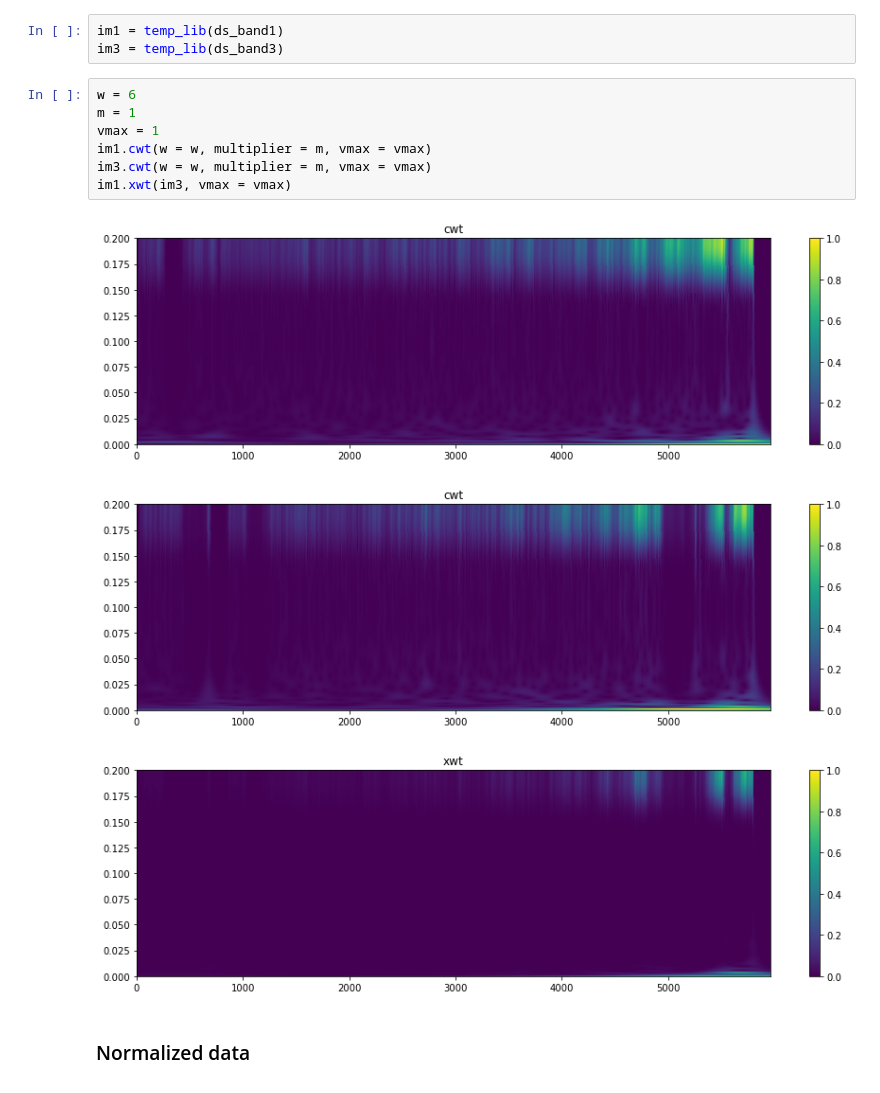
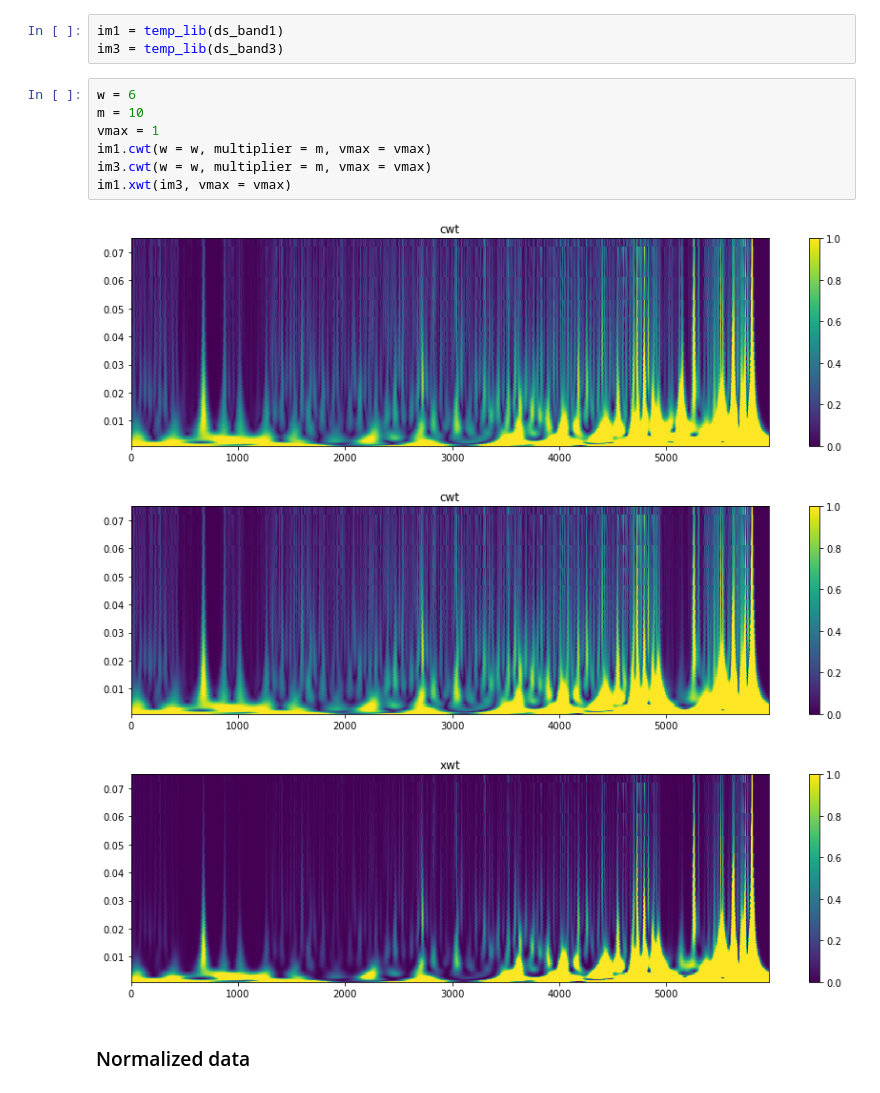
Before and after one commit to eobroets/CESBIO, a Jupyter notebook: projet_CESBIO.ipynb, the cells around one changed output. Drawn from its saved outputs; the diff is of its cells as text.

```diff
--- a/projet_CESBIO.ipynb
+++ b/projet_CESBIO.ipynb
@@ -126,15 +126,15 @@ im1 = temp_lib(ds_band1)
 im3 = temp_lib(ds_band3)
 # %%
 w = 6
-m = 1
+m = 10
 vmax = 1
 im1.cwt(w = w, multiplier = m, vmax = vmax)
 im3.cwt(w = w, multiplier = m, vmax = vmax)
 im1.xwt(im3, vmax = vmax)
 # %% [output]
-[figure, old version]
+[figure, new version]
-[figure, old version]
+[figure, new version]
-[figure, old version]
+[figure, new version]
 # %% [markdown]
 ### Normalized data
 # %%
```
Also changed, not shown: parts of 7 cells of this notebook, 2 other files.
